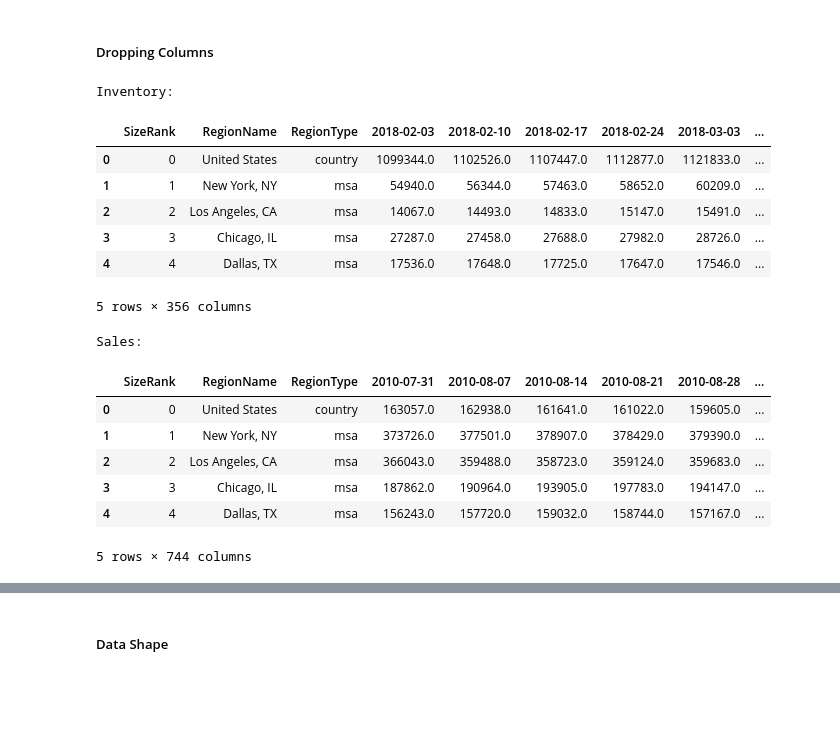
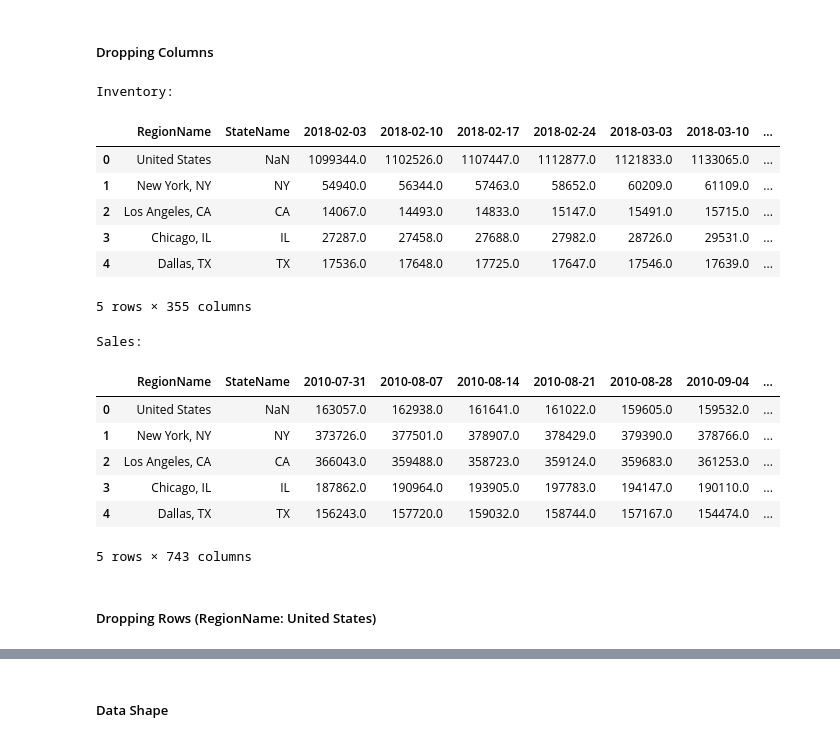
Before and after one commit to arthurkennedy/eda_dppt_project, a Jupyter notebook: zillow_sales_inventory.ipynb, the cells around one changed output, grey strips where cells are left out. Drawn from its saved outputs; the diff is of its cells as text; code cells hidden in the pictures; blank space fills up the shorter version.

```diff
--- a/zillow_sales_inventory.ipynb
+++ b/zillow_sales_inventory.ipynb
@@ -20,3 +20,16 @@ sales_df = pd.read_csv("data/Metro_median_sale_price_uc_sfrcondo_sm_sa_week.csv"
+# %%
+# Define file paths
+data_dir = 'data/'
+file_paths = {
+    "inventory": os.path.join(data_dir, "Metro_invt_fs_uc_sfrcondo_sm_week.csv"),
+    "sales": os.path.join(data_dir, "Metro_median_sale_price_uc_sfrcondo_sm_sa_week.csv"), #Median Sale Price
+}
+# %%
+# Load the files into a dictionary with custom keys
+df = {key: pd.read_csv(path) for key, path in file_paths.items()}
+
+inventory_df = df["inventory"]
+sales_df = df["sales"]
 # %% [markdown]
 **Display Head**
 # %%
@@ -165,26 +121,28 @@ Sales:
 ##### Dropping Columns
 # %%
 print("Inventory: ")
-inventory_dropped_df = inventory_df.drop(['RegionID', 'StateName'], axis=1)
-display(inventory_dropped_df.head(5))
+inventory_df = inventory_df.drop(['RegionID', "SizeRank", 'RegionType'], axis=1)
+display(inventory_df.head(5))
 
 print("Sales: ")
-sales_dropped_df = sales_df.drop(['RegionID', 'StateName'], axis=1)
-display(sales_dropped_df.head(5))
+sales_df = sales_df.drop(['RegionID', "SizeRank", 'RegionType'], axis=1)
+display(sales_df.head(5))
 # %% [output]
 Inventory:
-|  | SizeRank | RegionName | RegionType | 2018-02-03 | 2018-02-10 | 2018-02-17 | 2018-02-24 | 2018-03-03 | ... |
-| 0 | 0 | United States | country | 1099344.0 | 1102526.0 | 1107447.0 | 1112877.0 | 1121833.0 | ... |
-| 1 | 1 | New York, NY | msa | 54940.0 | 56344.0 | 57463.0 | 58652.0 | 60209.0 | ... |
-| 2 | 2 | Los Angeles, CA | msa | 14067.0 | 14493.0 | 14833.0 | 15147.0 | 15491.0 | ... |
-| 3 | 3 | Chicago, IL | msa | 27287.0 | 27458.0 | 27688.0 | 27982.0 | 28726.0 | ... |
-| 4 | 4 | Dallas, TX | msa | 17536.0 | 17648.0 | 17725.0 | 17647.0 | 17546.0 | ... |
+|  | RegionName | StateName | 2018-02-03 | 2018-02-10 | 2018-02-17 | 2018-02-24 | 2018-03-03 | 2018-03-10 | ... |
+| 0 | United States | NaN | 1099344.0 | 1102526.0 | 1107447.0 | 1112877.0 | 1121833.0 | 1133065.0 | ... |
+| 1 | New York, NY | NY | 54940.0 | 56344.0 | 57463.0 | 58652.0 | 60209.0 | 61109.0 | ... |
+| 2 | Los Angeles, CA | CA | 14067.0 | 14493.0 | 14833.0 | 15147.0 | 15491.0 | 15715.0 | ... |
+| 3 | Chicago, IL | IL | 27287.0 | 27458.0 | 27688.0 | 27982.0 | 28726.0 | 29531.0 | ... |
+| 4 | Dallas, TX | TX | 17536.0 | 17648.0 | 17725.0 | 17647.0 | 17546.0 | 17639.0 | ... |
-5 rows × 356 columns
+5 rows × 355 columns
 Sales:
-|  | SizeRank | RegionName | RegionType | 2010-07-31 | 2010-08-07 | 2010-08-14 | 2010-08-21 | 2010-08-28 | ... |
-| 0 | 0 | United States | country | 163057.0 | 162938.0 | 161641.0 | 161022.0 | 159605.0 | ... |
-| 1 | 1 | New York, NY | msa | 373726.0 | 377501.0 | 378907.0 | 378429.0 | 379390.0 | ... |
-| 2 | 2 | Los Angeles, CA | msa | 366043.0 | 359488.0 | 358723.0 | 359124.0 | 359683.0 | ... |
-| 3 | 3 | Chicago, IL | msa | 187862.0 | 190964.0 | 193905.0 | 197783.0 | 194147.0 | ... |
-| 4 | 4 | Dallas, TX | msa | 156243.0 | 157720.0 | 159032.0 | 158744.0 | 157167.0 | ... |
+|  | RegionName | StateName | 2010-07-31 | 2010-08-07 | 2010-08-14 | 2010-08-21 | 2010-08-28 | 2010-09-04 | ... |
+| 0 | United States | NaN | 163057.0 | 162938.0 | 161641.0 | 161022.0 | 159605.0 | 159532.0 | ... |
+| 1 | New York, NY | NY | 373726.0 | 377501.0 | 378907.0 | 378429.0 | 379390.0 | 378766.0 | ... |
+| 2 | Los Angeles, CA | CA | 366043.0 | 359488.0 | 358723.0 | 359124.0 | 359683.0 | 361253.0 | ... |
+| 3 | Chicago, IL | IL | 187862.0 | 190964.0 | 193905.0 | 197783.0 | 194147.0 | 190110.0 | ... |
+| 4 | Dallas, TX | TX | 156243.0 | 157720.0 | 159032.0 | 158744.0 | 157167.0 | 154474.0 | ... |
-5 rows × 744 columns
+5 rows × 743 columns
+# %% [markdown]
+##### Dropping Rows (RegionName: United States)
```
Also changed, not shown: parts of 51 cells of this notebook.
